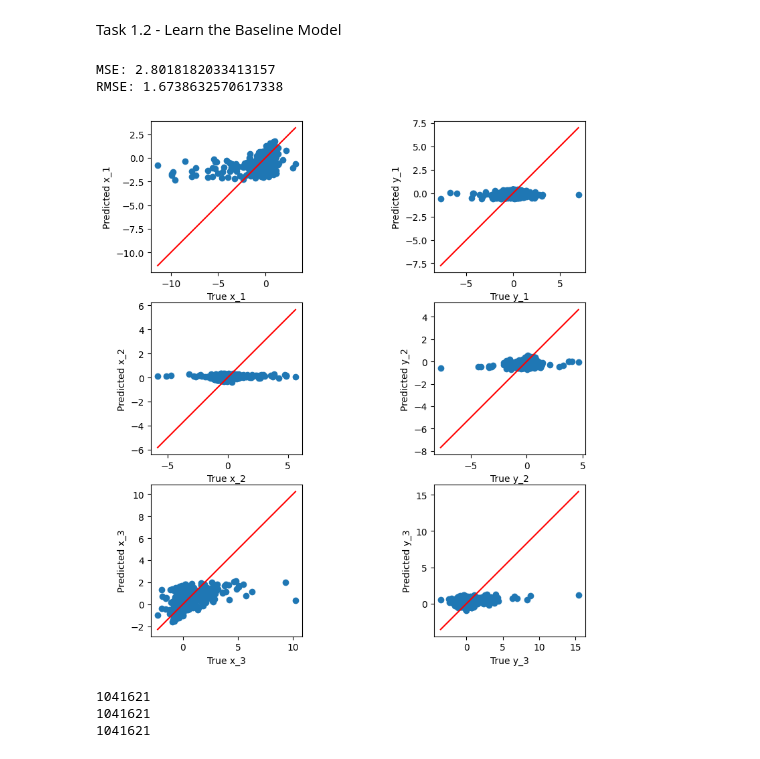
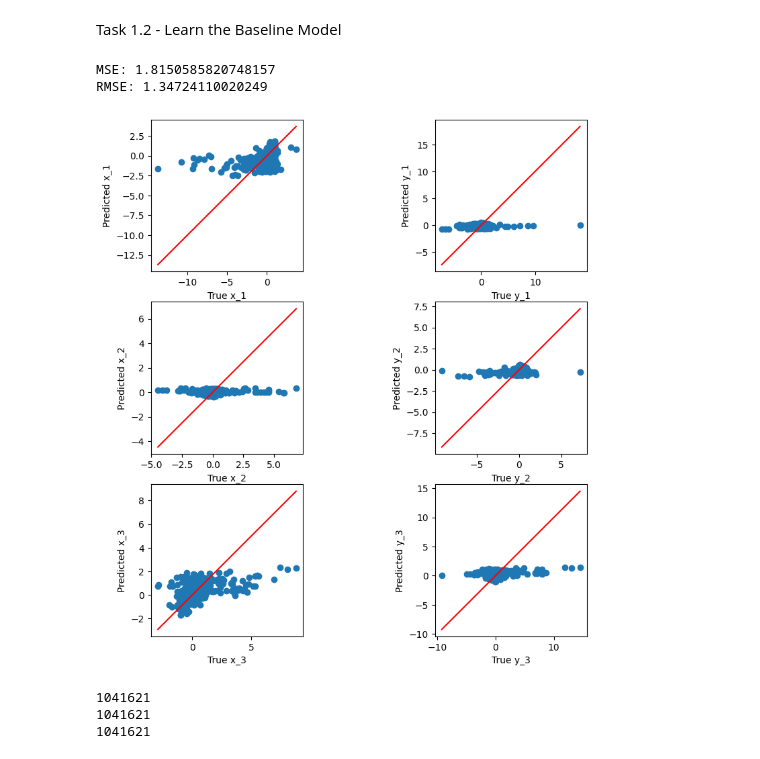
Before and after one commit to MateusCabral-FCT/AA_1-projeto, a Jupyter notebook: code/machine_learning_project.ipynb, the cells around one changed output. Drawn from its saved outputs; the diff is of its cells as text; code cells hidden in the pictures.

Commit message:
Implementing randomized datasets

```diff
--- a/code/machine_learning_project.ipynb
+++ b/code/machine_learning_project.ipynb
@@ -59,28 +59,26 @@ data_without_anomalies = data.loc[~((data.x_1 == 0) & (data.y_1 == 0) & (data.v_
                   (data.x_3 == 0) & (data.y_3 == 0) & (data.v_x_3 == 0) & (data.v_y_3 == 0))]
 data_without_anomalies = data_without_anomalies.reset_index(drop=True)
 # %%
-def split_by_initial_positions(data, number_of_trajectories = 100, test_size=0.1, val_size=0.1):
+def split_by_initial_positions(data, number_of_trajectories = 4998, test_size=0.1, val_size=0.1):
 
     starts = data.index[np.equal(data["t"], 0.0)].to_list()
     starts.append(len(data))
+
+    all_trajectories = []
+    for i in range(len(starts)-1):
+        all_trajectories.append(data.iloc[starts[i]:starts[i+1], :])
+
+    np.random.shuffle(all_trajectories)
 
     n_val   = int(number_of_trajectories * val_size)
     n_test  = int(number_of_trajectories * test_size)
     n_train = number_of_trajectories - n_val - n_test
 
-    last_train_index = starts[n_train] - 1
-    last_val_index   = starts[n_train + n_val] - 1
-    last_test_index  = starts[n_train + n_val + n_test] - 1
-
     print("Train/Val/Test sizes (in trajectory amount):", n_train, n_val, n_test)
 
-    train_data = data.iloc[:last_train_index + 1 ]
-    val_data   = data.iloc[last_train_index + 2:last_val_index+1]
-    test_data  = data.iloc[last_val_index + 2:last_test_index+1]
-
-    print(train_data.iloc[-1])
-    print(val_data.iloc[-1])
-    print(test_data.iloc[-1])
+    train_data = pd.concat(all_trajectories[:n_train], ignore_index=True)
+    val_data   = pd.concat(all_trajectories[n_train:n_train+n_val],ignore_index=True)
+    test_data  = pd.concat(all_trajectories[n_train+n_val:n_train+n_val+n_test],ignore_index=True)
 
     return train_data, val_data, test_data
 # %%
@@ -157,24 +139,27 @@ def plot_y_yhat(y_test,y_pred, plot_title = "plot"):
 # %%
 from sklearn.pipeline import make_pipeline
 
 x_train, y_train = create_splits(train_data)
 
 pipeline = make_pipeline(StandardScaler(),LinearRegression())
 pipeline.fit(x_train, y_train)
 
-x_test, y_test = create_splits(test_data)
+x_val, y_val = create_splits(val_data)
 y_pred = pipeline.predict(x_test)
 
 mse = mean_squared_error(y_test, y_pred)
 print("MSE:",mse)
 rmse = np.sqrt(mse)
 print("RMSE:",rmse)
 
+x_test, y_test = create_splits(test_data)
+y_pred = pipeline.predict(x_test)
+
 plot_y_yhat(y_test,y_pred)
 # %% [output]
-MSE: 2.8018182033413157
-RMSE: 1.6738632570617338
+MSE: 1.8150585820748157
+RMSE: 1.34724110020249
-[figure, old version]
+[figure, new version]
 # %%
 test_data = pd.read_csv("../data/X_test.csv")
 
```
Also changed, not shown: parts of 2 cells of this notebook.
